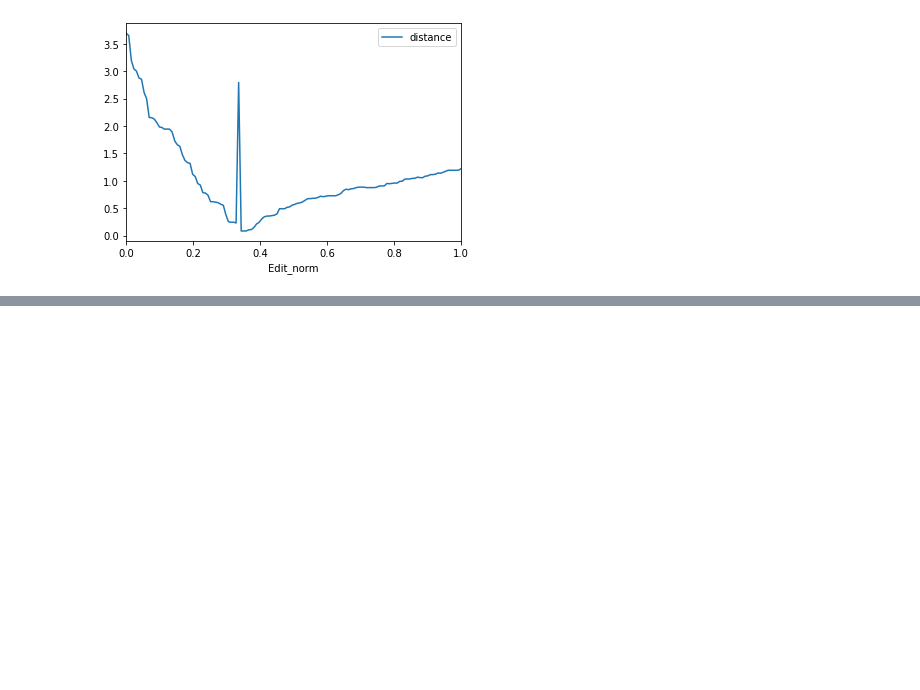
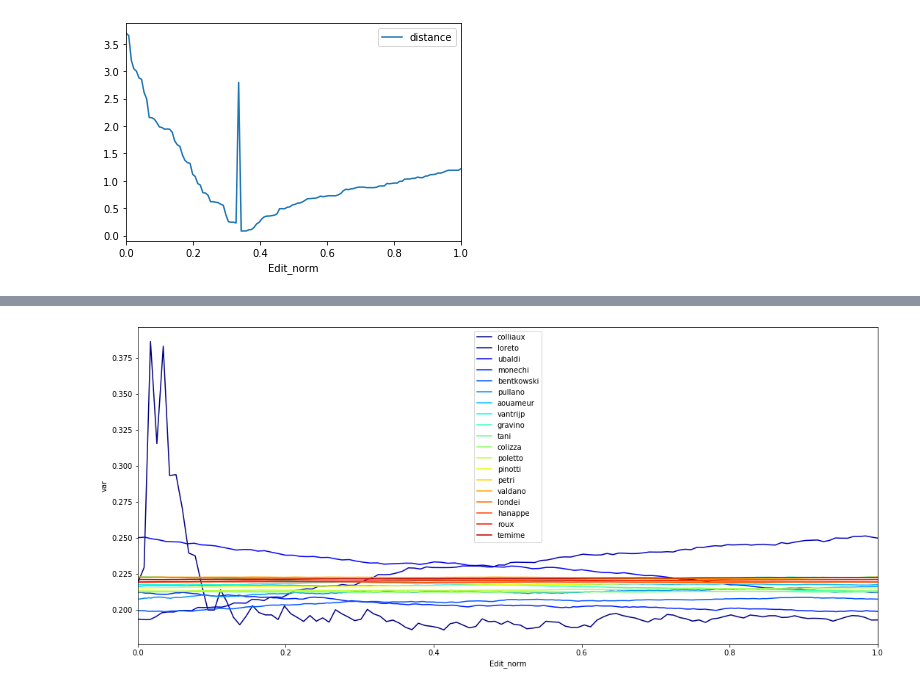
Before and after one commit to losardor/DraftAnalysis, a Jupyter notebook: PACCHETTO_ruggieroDraft/DrafAnal_with_package.ipynb, the cells around one changed output, grey strips where cells are left out. Cells and saved outputs as stored; diff of their text form; code cells hidden in the pictures; blank space fills up the shorter version.

```diff
--- a/PACCHETTO_ruggieroDraft/DrafAnal_with_package.ipynb
+++ b/PACCHETTO_ruggieroDraft/DrafAnal_with_package.ipynb
@@ -73,0 +177,4 @@ NameError: name 'importlib' is not defined
+# %%
+plot_sliding_prop(Data, 'var')
+# %% [output]
+[figure, added]
```
Also changed, not shown: parts of 18 cells of this notebook, 14 other files.
